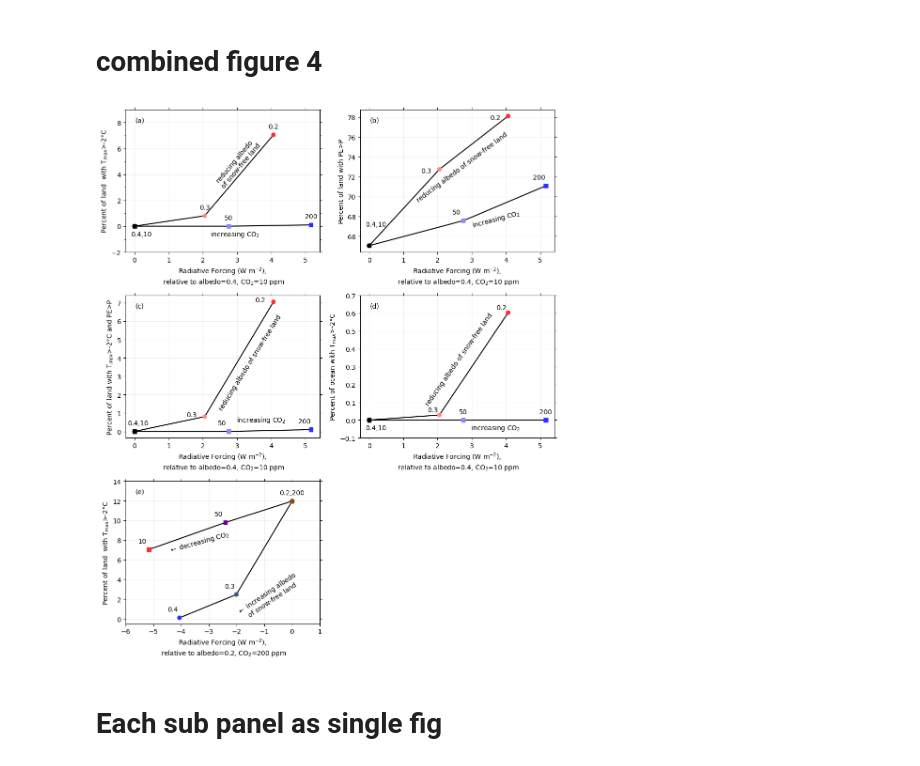
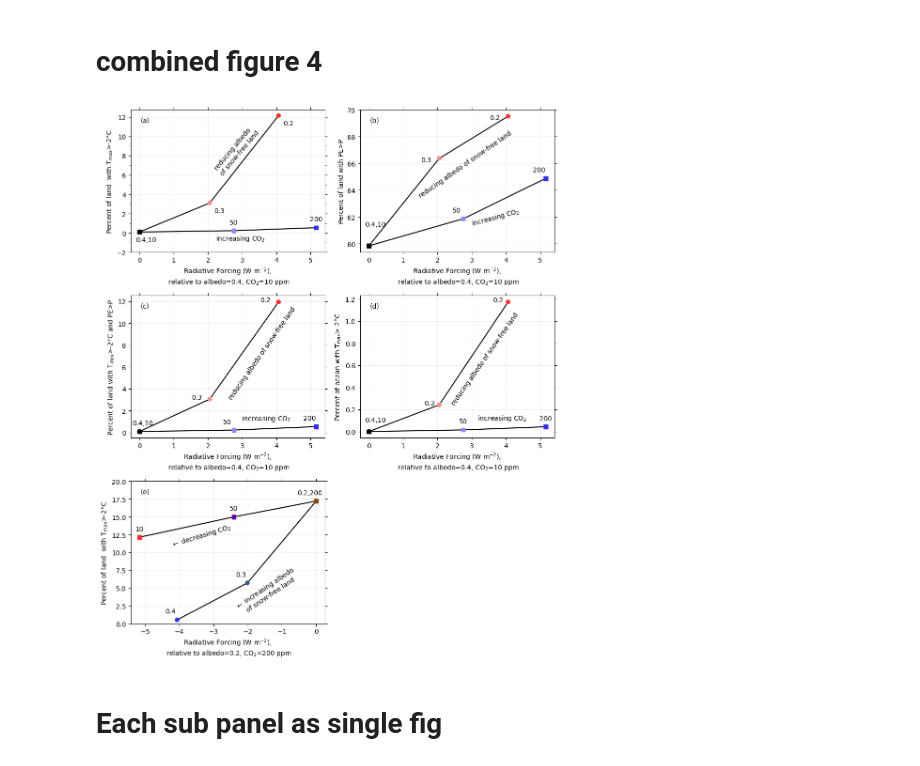
Before and after one commit to aswann/Snowball, a Jupyter notebook: Paper_fig4_JGR.ipynb, the cells around one changed output. Saved outputs shown, nothing was run; the diff lists cells and outputs as text; code cells hidden in the pictures.

```diff
--- a/Paper_fig4_JGR.ipynb
+++ b/Paper_fig4_JGR.ipynb
@@ -17,7 +17,7 @@ import pandas as pd
 # %% [markdown]
 ### Load data from file created in Paper_figs2_3_JGR
 # %%
-data_table=pd.read_csv('JGRfigures/merged_table.csv')
+data_table=pd.read_csv('JGRfigures/merged_table_print.csv')
 
 data_table=data_table.set_index(data_table.columns[0])
 # %%
@@ -218,13 +217,13 @@ ax.annotate(f"{alb[0]},{co2[0]}", (co2_rf[0], co2_data[0]), textcoords="offset p
 for i, (x, y) in enumerate(zip(co2_rf, co2_data)):
     ax.annotate(f"{co2[i]}", (x, y), textcoords="offset points", xytext=(0,10), ha='center') if i != 0 else None
 for i, (x, y) in enumerate(zip(alb_rf, alb_data)):
-    ax.annotate(f"{alb[i]}", (x, y), textcoords="offset points", xytext=(0,10), ha='center') if i != 0 else None
+    ax.annotate(f"{alb[i]}", (x, y), textcoords="offset points", xytext=(15,-15), ha='center') if i != 0 else None
 
 # Annotate "increasing CO2"
 ax.annotate("increasing CO$_2$", (co2_rf[1], co2_data[1]), textcoords="offset points", xytext=(10,-15), ha='center', rotation=0)
 
 # Annotate "decreasing albedo"
-ax.annotate("reducing albedo\n of snow-free land", (alb_rf[1], alb_data[1]), textcoords="offset points", xytext=(50,40), ha='center', rotation=50)
+ax.annotate("reducing albedo\n of snow-free land", (alb_rf[1], alb_data[1]), textcoords="offset points", xytext=(40,40), ha='center', rotation=50)
 
 # Add ticks on all sides of the box
 ax.tick_params(axis='both', which='both', direction='out', bottom=True, top=True, left=True, right=True)
@@ -309,7 +308,7 @@ for i, (x, y) in enumerate(zip(alb_rf, alb_pctPEmP)):
 ax.annotate("increasing CO$_2$", (co2_rf[1], co2_pctPEmP[1]), textcoords="offset points", xytext=(50,-10), ha='center', rotation=15)
 
 # Annotate "decreasing albedo"
-ax.annotate("reducing albedo of snow-free land", (alb_rf[1], alb_pctPEmP[1]), textcoords="offset points", xytext=(35,-50), ha='center', rotation=37)
+ax.annotate("reducing albedo of snow-free land", (alb_rf[1], alb_pctPEmP[1]), textcoords="offset points", xytext=(40,-60), ha='center', rotation=35)
 
 # Add ticks on all sides of the box
 ax.tick_params(axis='both', which='both', direction='out', bottom=True, top=True, left=True, right=True)
@@ -393,7 +392,7 @@ for i, (x, y) in enumerate(zip(alb_rf, alb_pctB)):
 ax.annotate("increasing CO$_2$", (co2_rf[1], co2_pctB[1]), textcoords="offset points", xytext=(50,15), ha='center', rotation=0)
 
 # Annotate "decreasing albedo"
-ax.annotate("reducing albedo of snow-free land", (alb_rf[1], alb_pctB[1]), textcoords="offset points", xytext=(70,10), ha='center', rotation=58)
+ax.annotate("reducing albedo of snow-free land", (alb_rf[1], alb_pctB[1]), textcoords="offset points", xytext=(80,0), ha='center', rotation=55)
 
 # Add ticks on all sides of the box
 ax.tick_params(axis='both', which='both', direction='out', bottom=True, top=True, left=True, right=True)
@@ -464,24 +463,24 @@ else:
 ax.text(0.05, 0.95, '(d)', transform=ax.transAxes, verticalalignment='top')
 
 # Annotate the first point with both CO2 and albedo values
-ax.annotate(f"{alb[0]},{co2[0]}", (co2_rf[0], co2_pctT[0]), textcoords="offset points", xytext=(10,-15), ha='center')
+ax.annotate(f"{alb[0]},{co2[0]}", (co2_rf[0], co2_pctT[0]), textcoords="offset points", xytext=(10,15), ha='center')
 
 # Annotate points with CO2 and albedo values
 for i, (x, y) in enumerate(zip(co2_rf, co2_pctT)):
     ax.annotate(f"{co2[i]}", (x, y), textcoords="offset points", xytext=(0,10), ha='center') if i != 0 else None
 for i, (x, y) in enumerate(zip(alb_rf, alb_pctT)):
-    ax.annotate(f"{alb[i]}", (x, y), textcoords="offset points", xytext=(-10,5), ha='center') if i != 0 else None
+    ax.annotate(f"{alb[i]}", (x, y), textcoords="offset points", xytext=(-15,0), ha='center') if i != 0 else None
 
 # Annotate "increasing CO2"
-ax.annotate("increasing CO$_2$", (co2_rf[1], co2_pctT[1]), textcoords="offset points", xytext=(50,-15), ha='center', rotation=0)
+ax.annotate("increasing CO$_2$", (co2_rf[1], co2_pctT[1]), textcoords="offset points", xytext=(60,15), ha='center', rotation=0)
 
 # Annotate "decreasing albedo"
-ax.annotate("reducing albedo of snow-free land", (alb_rf[1], alb_pctT[1]), textcoords="offset points", xytext=(30,15), ha='center', rotation=55)
+ax.annotate("reducing albedo of snow-free land", (alb_rf[1], alb_pctT[1]), textcoords="offset points", xytext=(70,0), ha='center', rotation=55)
 
 # Add ticks on all sides of the box
 ax.tick_params(axis='both', which='both', direction='out', bottom=True, top=True, left=True, right=True)
 
-ax.set_ylim([-.1,.7])
+# ax.set_ylim([-.1,.7])
 # plt.yticks(np.arange(-.2,1,0.2),minor=True)
 ax.set_xticks(np.arange(0,6,1), minor=True)
 
@@ -567,53 +566,52 @@ else:
 ax.text(0.05, 0.95, '(e)', transform=ax.transAxes, verticalalignment='top')
 
 # Annotate the first point with both CO2 and albedo values
-ax.annotate(f"{alb[2]},{co2[2]}", (co2_rf[2], co2_data[2]), textcoords="offset points", xytext=(0,10), ha='center')
+ax.annotate(f"{alb[2]},{co2[2]}", (co2_rf[2], co2_data[2]), textcoords="offset points", xytext=(-10,10), ha='center')
 
 # Annotate points with CO2 and albedo values
 for i, (x, y) in enumerate(zip(co2_rf, co2_data)):
-    ax.annotate(f"{co2[i]}", (x, y), textcoords="offset points", xytext=(-10,10), ha='center') if i != 2 else None
+    ax.annotate(f"{co2[i]}", (x, y), textcoords="offset points", xytext=(0,10), ha='center') if i != 2 else None
 for i, (x, y) in enumerate(zip(alb_rf, alb_data)):
     ax.annotate(f"{alb[i]}", (x, y), textcoords="offset points", xytext=(-10,10), ha='center') if i != 2 else None
 
 # Annotate "increasing CO2"
-ax.annotate(r"$\leftarrow$ decreasing CO$_2$", (co2_rf[1], co2_data[1]), textcoords="offset points", xytext=(-40,-45), ha='center', rotation=15.5)
+ax.annotate(r"$\leftarrow$ decreasing CO$_2$", (co2_rf[1], co2_data[1]), textcoords="offset points", xytext=(-50,-45), ha='center', rotation=17)
 
 # Annotate "decreasing albedo"
-ax.annotate("$\leftarrow$ increasing albedo\n of snow-free land", (alb_rf[1], alb_data[1]), textcoords="offset points", xytext=(50,-40), ha='center', rotation=34)
+ax.annotate("$\leftarrow$ increasing albedo\n of snow-free land", (alb_rf[1], alb_data[1]), textcoords="offset points", xytext=(30,-50), ha='center', rotation=34)
 
 # Add ticks on all sides of the box
 ax.tick_params(axis='both', which='both', direction='out', bottom=True, top=True, left=True, right=True)
 
-ax.set_ylim([-.5,14])
-ax.set_xlim([-6,1])
+ax.set_ylim([0,20])
 
 # ax.set_yticks(np.arange(0,20,1),minor=True)
 # ax.set_xticks(np.arange(-6,0,1), minor=True)
 
 ax.set_ylabel('Percent of land  with T$_{max}$>-2°C')
 ax.set_xlabel('Radiative Forcing (W m$^{-2}$), \n relative to albedo=0.2, CO$_2$=200 ppm')
 
 ax.grid(True,alpha=0.2, zorder=0)
 
 ######################################################################
 #----- Panel f BLANK ------#
 
 p=5
 ax=axes[p]
 ax.set_visible(False)
 
 
 
 ######################################################################
 
 
 fig.tight_layout()
 
 fig.savefig('JGRfigures/Fig4_combined.png', dpi=300,facecolor=None,edgecolor=None,bbox_inches='tight',transparent=True,pad_inches=0.01)
 
 plt.show();plt.close()
 # %% [output]
-[figure, old version]
+[figure, new version]
 # %% [markdown]
 # Each sub panel as single fig
 # %%
```
Also changed, not shown: parts of 7 cells of this notebook, 6 other files.
